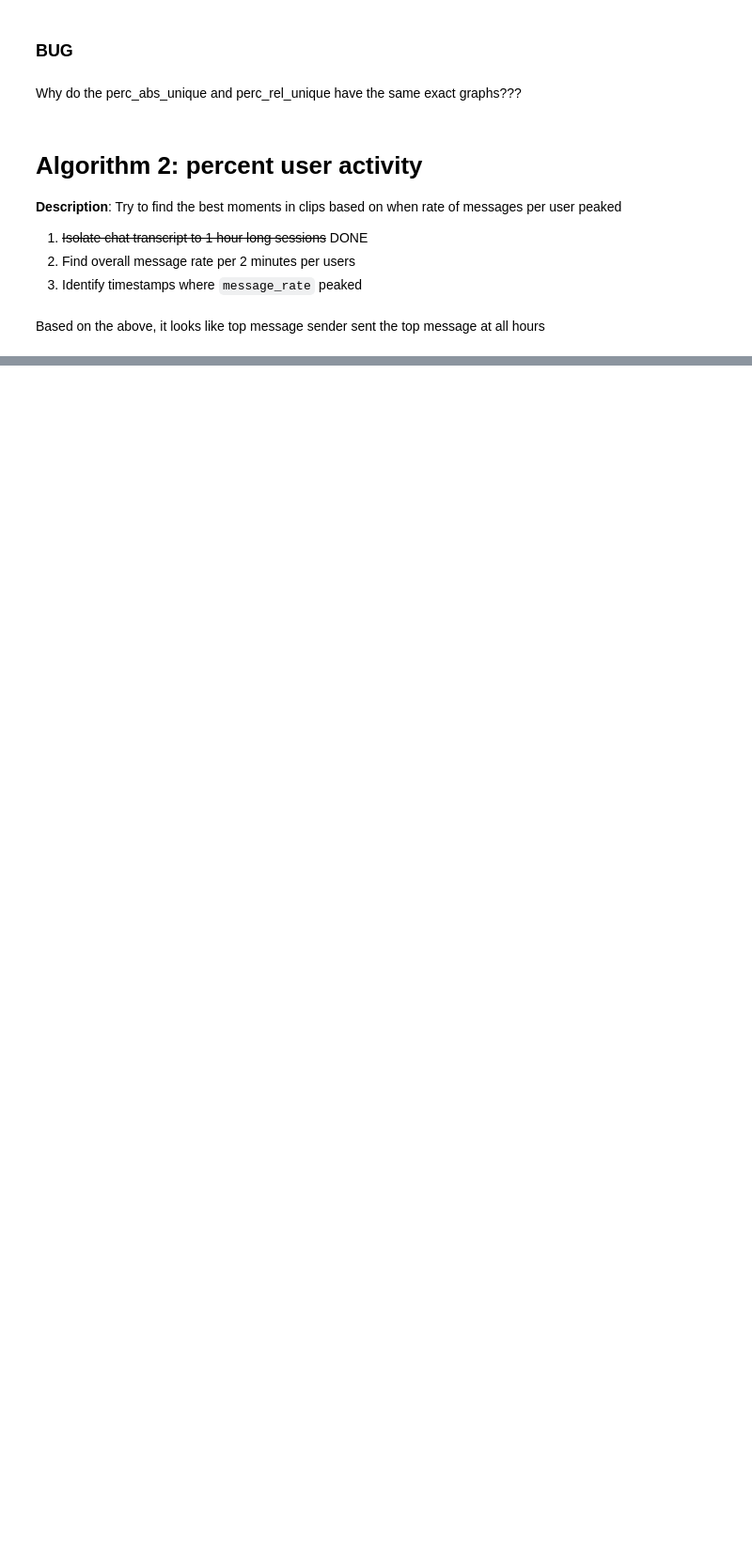
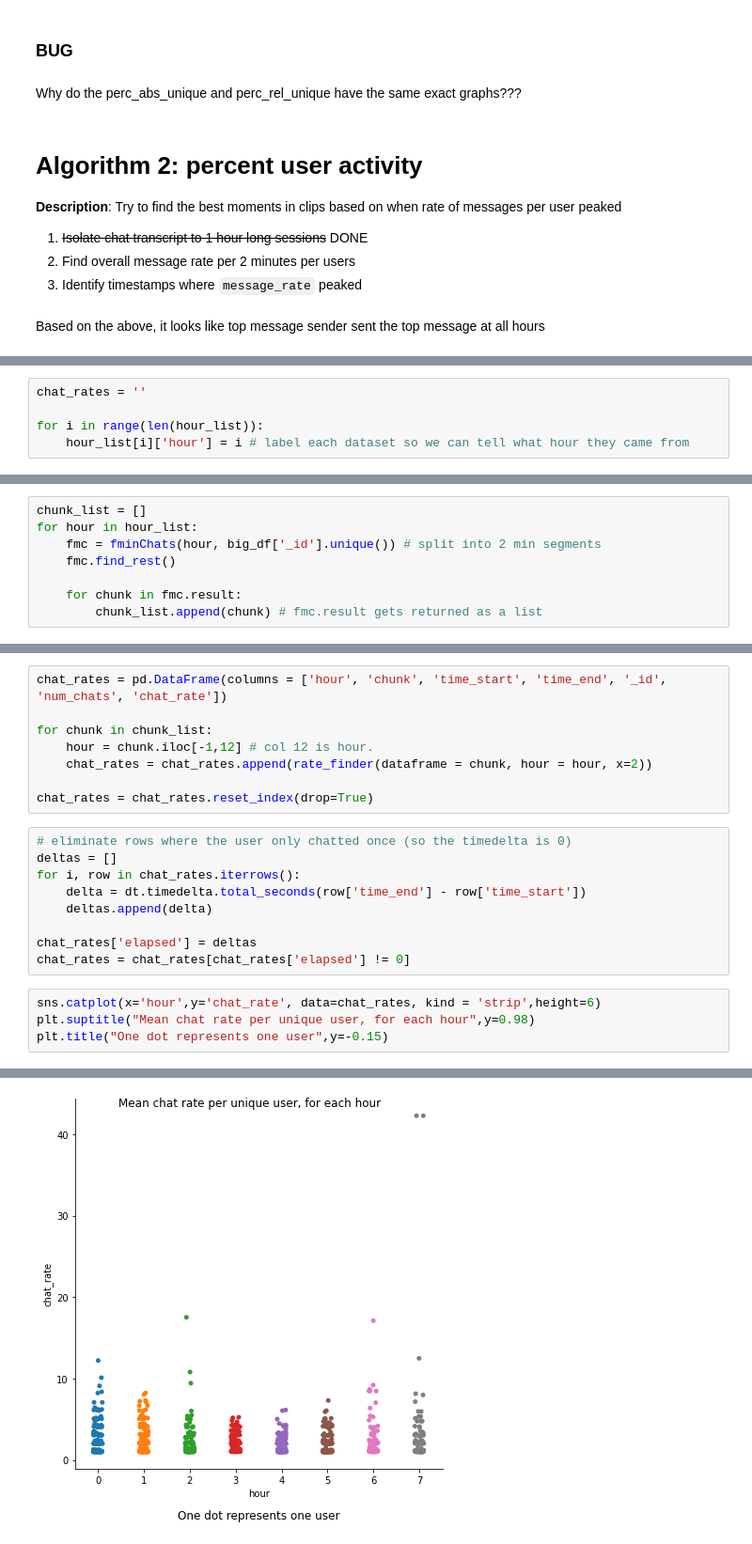
Before and after one commit to pillargg/pillar_algos, a Jupyter notebook: pillar.ipynb, the cells around one changed output, grey strips where cells are left out. Shown: that part at 94% size. Drawn from its saved outputs; the diff is of its cells as text; blank space fills up the shorter version.

```diff
--- a/pillar.ipynb
+++ b/pillar.ipynb
@@ -393,0 +399,5 @@ Based on the above, it looks like top message sender sent the top message at all
+# %%
+chat_rates = ''
+
+for i in range(len(hour_list)):
+    hour_list[i]['hour'] = i # label each dataset so we can tell what hour they came from
@@ -393,0 +410,8 @@ Based on the above, it looks like top message sender sent the top message at all
+# %%
+chunk_list = []
+for hour in hour_list:
+    fmc = fminChats(hour, big_df['_id'].unique()) # split into 2 min segments
+    fmc.find_rest()
+
+    for chunk in fmc.result:
+        chunk_list.append(chunk) # fmc.result gets returned as a list
@@ -393,0 +467,22 @@ Based on the above, it looks like top message sender sent the top message at all
+# %%
+chat_rates = pd.DataFrame(columns = ['hour', 'chunk', 'time_start', 'time_end', '_id', 'num_chats', 'chat_rate'])
+
+for chunk in chunk_list:
+    hour = chunk.iloc[-1,12] # col 12 is hour.
+    chat_rates = chat_rates.append(rate_finder(dataframe = chunk, hour = hour, x=2))
+
+chat_rates = chat_rates.reset_index(drop=True)
+# %%
+# eliminate rows where the user only chatted once (so the timedelta is 0)
+deltas = []
+for i, row in chat_rates.iterrows():
+    delta = dt.timedelta.total_seconds(row['time_end'] - row['time_start'])
+    deltas.append(delta)
+
+chat_rates['elapsed'] = deltas
+chat_rates = chat_rates[chat_rates['elapsed'] != 0]
+# %%
+sns.catplot(x='hour',y='chat_rate', data=chat_rates, kind = 'strip',height=6)
+plt.suptitle("Mean chat rate per unique user, for each hour",y=0.98)
+plt.title("One dot represents one user",y=-0.15)
+# %% [output]
@@ -393,0 +490 @@ Based on the above, it looks like top message sender sent the top message at all
+[figure, added]
```
Also changed, not shown: parts of 18 cells of this notebook.
